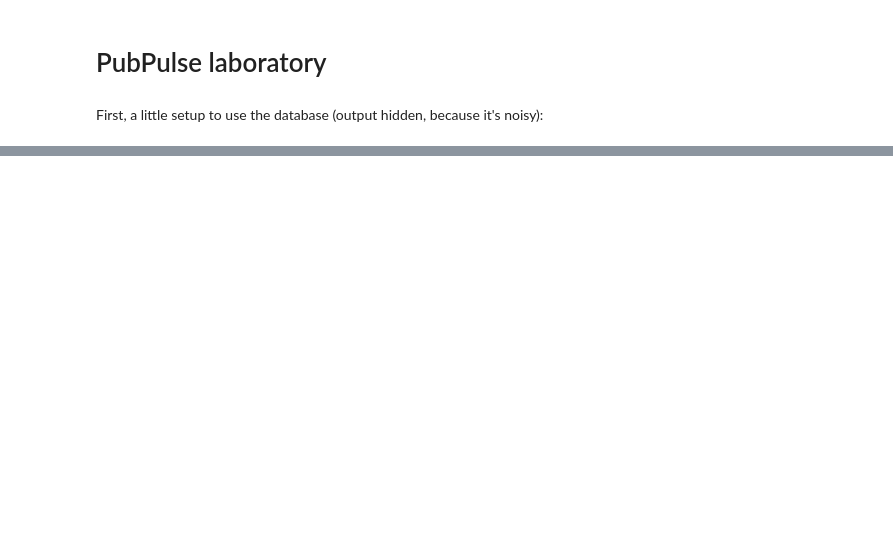
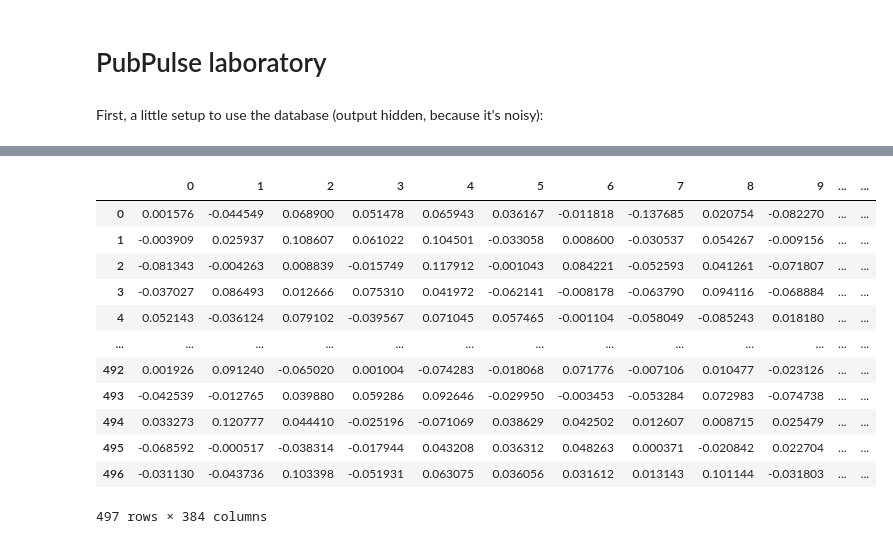
Before and after one commit to lmorchard/pubpulse, a Jupyter notebook: notebook/index.ipynb, the cells around one changed output, grey strips where cells are left out. Saved outputs shown, nothing was run; the diff lists cells and outputs as text; code cells hidden in the pictures; blank space fills up the shorter version.

```diff
--- a/notebook/index.ipynb
+++ b/notebook/index.ipynb
@@ -30,0 +57,12 @@ LIMIT 5;
+# %%
+from sqlalchemy import create_engine
+from sqlalchemy.orm import Session
+import pandas as pd
+
+engine = create_engine(os.environ["DATABASE_URL"])
+sql_df = pd.read_sql(
+    "SELECT * FROM statuses LIMIT 5",
+    con=engine
+)
+
+print(sql_df)
@@ -30,0 +153,23 @@ LIMIT 5;
+# %%
+from sentence_transformers import SentenceTransformer
+
+model = SentenceTransformer('sentence-transformers/all-MiniLM-L6-v2')
+embeddings = model.encode(texts)
+
+import pandas as pd
+embeddings_pd = pd.DataFrame(embeddings)
+embeddings_pd
+# %% [output]
+|  | 0 | 1 | 2 | 3 | 4 | 5 | 6 | 7 | 8 | 9 | ... | ... |
+| 0 | 0.001576 | -0.044549 | 0.068900 | 0.051478 | 0.065943 | 0.036167 | -0.011818 | -0.137685 | 0.020754 | -0.082270 | ... | ... |
+| 1 | -0.003909 | 0.025937 | 0.108607 | 0.061022 | 0.104501 | -0.033058 | 0.008600 | -0.030537 | 0.054267 | -0.009156 | ... | ... |
+| 2 | -0.081343 | -0.004263 | 0.008839 | -0.015749 | 0.117912 | -0.001043 | 0.084221 | -0.052593 | 0.041261 | -0.071807 | ... | ... |
+| 3 | -0.037027 | 0.086493 | 0.012666 | 0.075310 | 0.041972 | -0.062141 | -0.008178 | -0.063790 | 0.094116 | -0.068884 | ... | ... |
+| 4 | 0.052143 | -0.036124 | 0.079102 | -0.039567 | 0.071045 | 0.057465 | -0.001104 | -0.058049 | -0.085243 | 0.018180 | ... | ... |
+| ... | ... | ... | ... | ... | ... | ... | ... | ... | ... | ... | ... | ... |
+| 492 | 0.001926 | 0.091240 | -0.065020 | 0.001004 | -0.074283 | -0.018068 | 0.071776 | -0.007106 | 0.010477 | -0.023126 | ... | ... |
+| 493 | -0.042539 | -0.012765 | 0.039880 | 0.059286 | 0.092646 | -0.029950 | -0.003453 | -0.053284 | 0.072983 | -0.074738 | ... | ... |
+| 494 | 0.033273 | 0.120777 | 0.044410 | -0.025196 | -0.071069 | 0.038629 | 0.042502 | 0.012607 | 0.008715 | 0.025479 | ... | ... |
+| 495 | -0.068592 | -0.000517 | -0.038314 | -0.017944 | 0.043208 | 0.036312 | 0.048263 | 0.000371 | -0.020842 | 0.022704 | ... | ... |
+| 496 | -0.031130 | -0.043736 | 0.103398 | -0.051931 | 0.063075 | 0.036056 | 0.031612 | 0.013143 | 0.101144 | -0.031803 | ... | ... |
+497 rows × 384 columns
```
Also changed, not shown: parts of 8 cells of this notebook, 5 other files.
